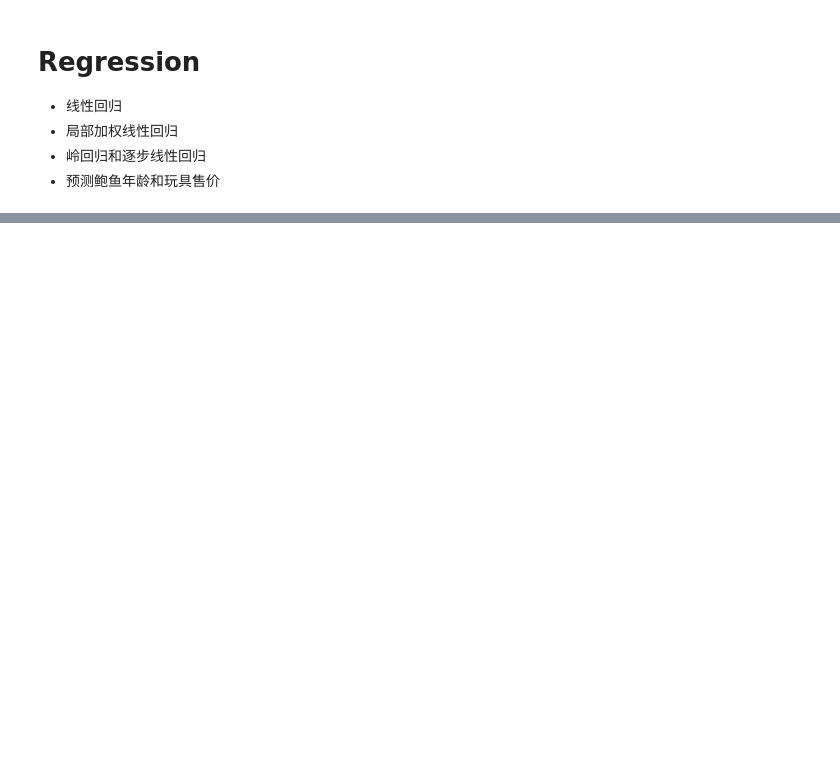
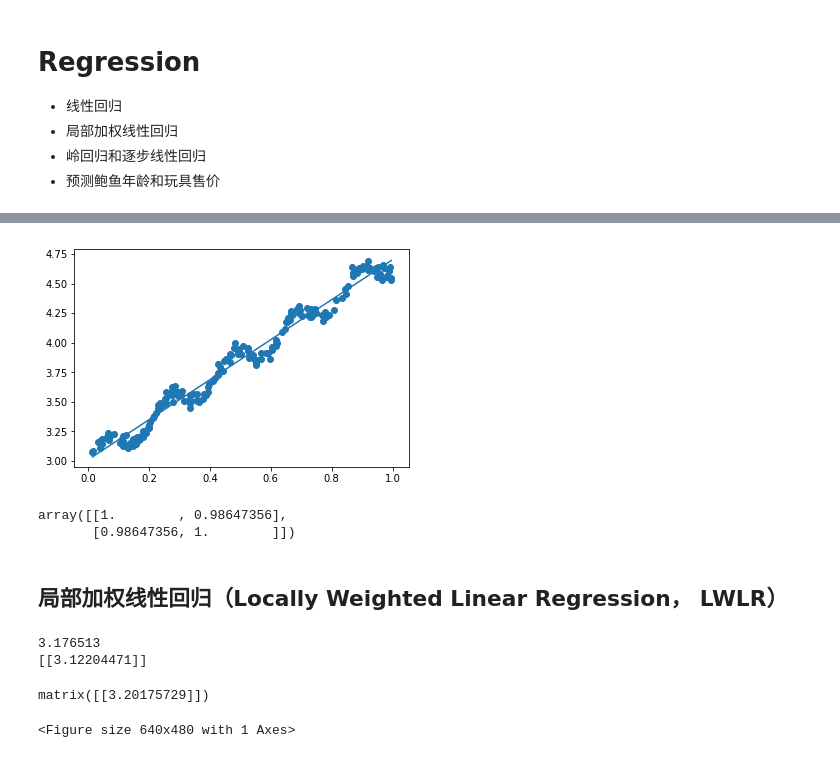
Before and after one commit to 21PIRLO21/Machine-Learning-in-Action, a Jupyter notebook: Ch08Predicting_numericvalues _values_Regression/Ch08-Predicting_numericvalues _values_Regression.ipynb, the cells around one changed output, grey strips where cells are left out. Drawn from its saved outputs; the diff is of its cells as text; code cells hidden in the pictures; blank space fills up the shorter version.

```diff
--- a/Ch08Predicting_numericvalues _values_Regression/Ch08-Predicting_numericvalues _values_Regression.ipynb
+++ b/Ch08Predicting_numericvalues _values_Regression/Ch08-Predicting_numericvalues _values_Regression.ipynb
@@ -6,0 +65,30 @@
+# %%
+# %matplotlib inline
+# import matplotlib.pyplot as plt
+xMat = mat(xArr)
+yMat = mat(yArr)
+yHat = xMat * ws
+
+# 创建图像并绘出原始的数据
+fig = plt.figure()
+ax = fig.add_subplot(111)
+ax.scatter(xMat[:, 1].flatten().A[0], yMat.T[:, 0].flatten().A[0])
+# 绘制计算出的最佳拟合直线
+xCopy = xMat.copy()
+xCopy.sort(0)
+yHat = xCopy*ws
+# 需要绘出yHat的值
+ax.plot(xCopy[:, 1], yHat)
+
+plt.show()
+# %% [output]
+[figure, added]
+# %%
+# 通过命令corrcoef(yEstimate,yActual)来计算预测值和真实值的相关性
+yHat = xMat*ws
+corrcoef(yHat.T, yMat)
+# %% [output]
+array([[1.        , 0.98647356],
+       [0.98647356, 1.        ]])
+# %% [markdown]
+## 局部加权线性回归（Locally Weighted Linear Regression， LWLR）
@@ -6,0 +120,26 @@
+# %%
+xArr, yArr = loadDataSet('ex0.txt')
+
+print yArr[0]
+print lwlr(xArr[0], xArr, yArr, 1.0)
+lwlr(xArr[0], xArr, yArr, 0.001)
+# %% [output]
+3.176513
+[[3.12204471]]
+matrix([[3.20175729]])
+# %%
+# 为了得到数据集里所有点的估计，可以调用lwlrTest()函数
+yHat = lwlrTest(xArr, xArr, yArr, 0.003)
+# 先对xArr排序
+xMat = mat(xArr)
+srtInd = xMat[:, 1].argsort(0)
+xSort = xMat[srtInd][:, 0, :]
+# 然后用Matplotlib绘图
+import matplotlib.pyplot as plt
+fig = plt.figure()
+ax = fig.add_subplot(111)
+ax.plot(xSort[:, 1], yHat[srtInd])
+ax.scatter(xMat[:, 1].flatten().A[0], mat(yArr).T.flatten().A[0], s=2, c='red')
+plt.show()
+# %% [output]
+<Figure size 640x480 with 1 Axes>
```
Also changed, not shown: parts of 13 cells of this notebook.
